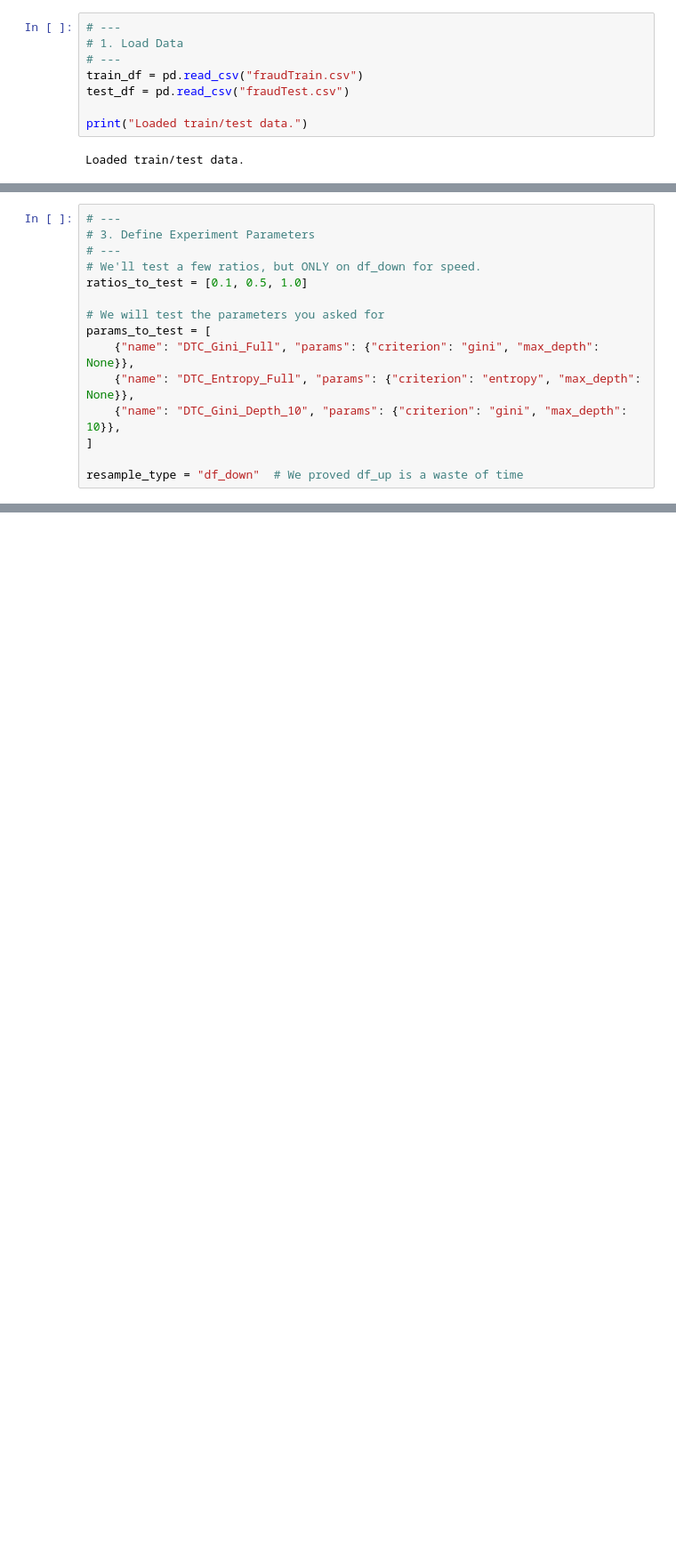
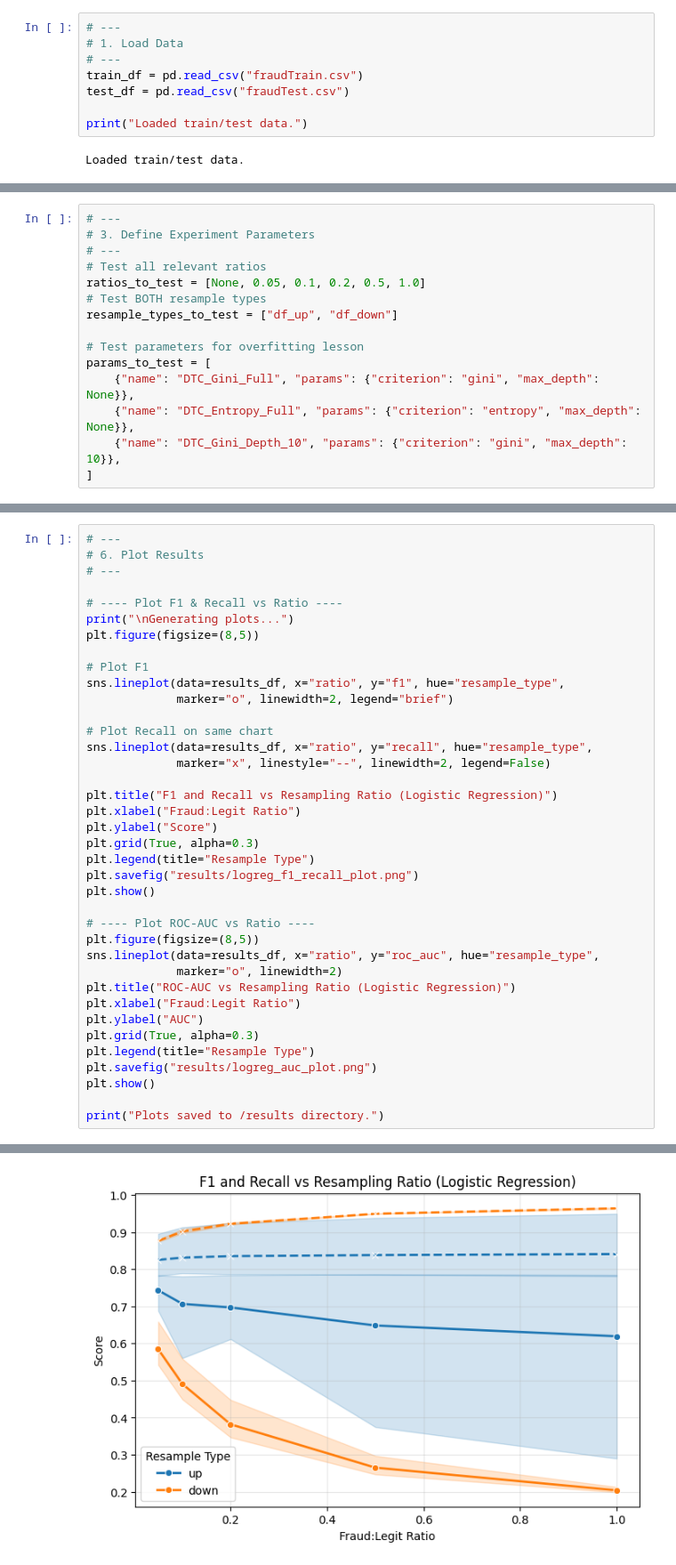
Before and after one commit to renoseHarsh/211Project, a Jupyter notebook: DTC.ipynb, the cells around one changed output, grey strips where cells are left out. Shown at 89% size. Cells and saved outputs as stored; diff of their text form; blank space fills up the shorter version.

```diff
--- a/DTC.ipynb
+++ b/DTC.ipynb
@@ -69,17 +79,17 @@ Test set prepared for trees. Shape: (555719, 13)
 # ---
 # 3. Define Experiment Parameters
 # ---
-# We'll test a few ratios, but ONLY on df_down for speed.
-ratios_to_test = [0.1, 0.5, 1.0]
+# Test all relevant ratios
+ratios_to_test = [None, 0.05, 0.1, 0.2, 0.5, 1.0]
+# Test BOTH resample types
+resample_types_to_test = ["df_up", "df_down"]
 
-# We will test the parameters you asked for
+# Test parameters for overfitting lesson
 params_to_test = [
     {"name": "DTC_Gini_Full", "params": {"criterion": "gini", "max_depth": None}},
     {"name": "DTC_Entropy_Full", "params": {"criterion": "entropy", "max_depth": None}},
     {"name": "DTC_Gini_Depth_10", "params": {"criterion": "gini", "max_depth": 10}},
 ]
-
-resample_type = "df_down"  # We proved df_up is a waste of time
 # %%
 # ---
 # 4. Run Experiment Loop
@@ -212,2 +223,41 @@ print("\nSaved final results to results/dtc_results.csv")
 
 Saved final results to results/dtc_results.csv
+# %%
+# ---
+# 6. Plot Results
+# ---
+
+# ---- Plot F1 & Recall vs Ratio ----
+print("\nGenerating plots...")
+plt.figure(figsize=(8,5))
+
+# Plot F1
+sns.lineplot(data=results_df, x="ratio", y="f1", hue="resample_type",
+             marker="o", linewidth=2, legend="brief")
+
+# Plot Recall on same chart
+sns.lineplot(data=results_df, x="ratio", y="recall", hue="resample_type",
+             marker="x", linestyle="--", linewidth=2, legend=False)
+
+plt.title("F1 and Recall vs Resampling Ratio (Logistic Regression)")
+plt.xlabel("Fraud:Legit Ratio")
+plt.ylabel("Score")
+plt.grid(True, alpha=0.3)
+plt.legend(title="Resample Type")
+plt.savefig("results/logreg_f1_recall_plot.png")
+plt.show()
+
+# ---- Plot ROC-AUC vs Ratio ----
+plt.figure(figsize=(8,5))
+sns.lineplot(data=results_df, x="ratio", y="roc_auc", hue="resample_type",
+             marker="o", linewidth=2)
+plt.title("ROC-AUC vs Resampling Ratio (Logistic Regression)")
+plt.xlabel("Fraud:Legit Ratio")
+plt.ylabel("AUC")
+plt.grid(True, alpha=0.3)
+plt.legend(title="Resample Type")
+plt.savefig("results/logreg_auc_plot.png")
+plt.show()
+
+print("Plots saved to /results directory.")
+# %% [output]
@@ -213,0 +265 @@ Saved final results to results/dtc_results.csv
+[figure, added]
```
Also changed, not shown: parts of 5 cells of this notebook, 43 other files.
